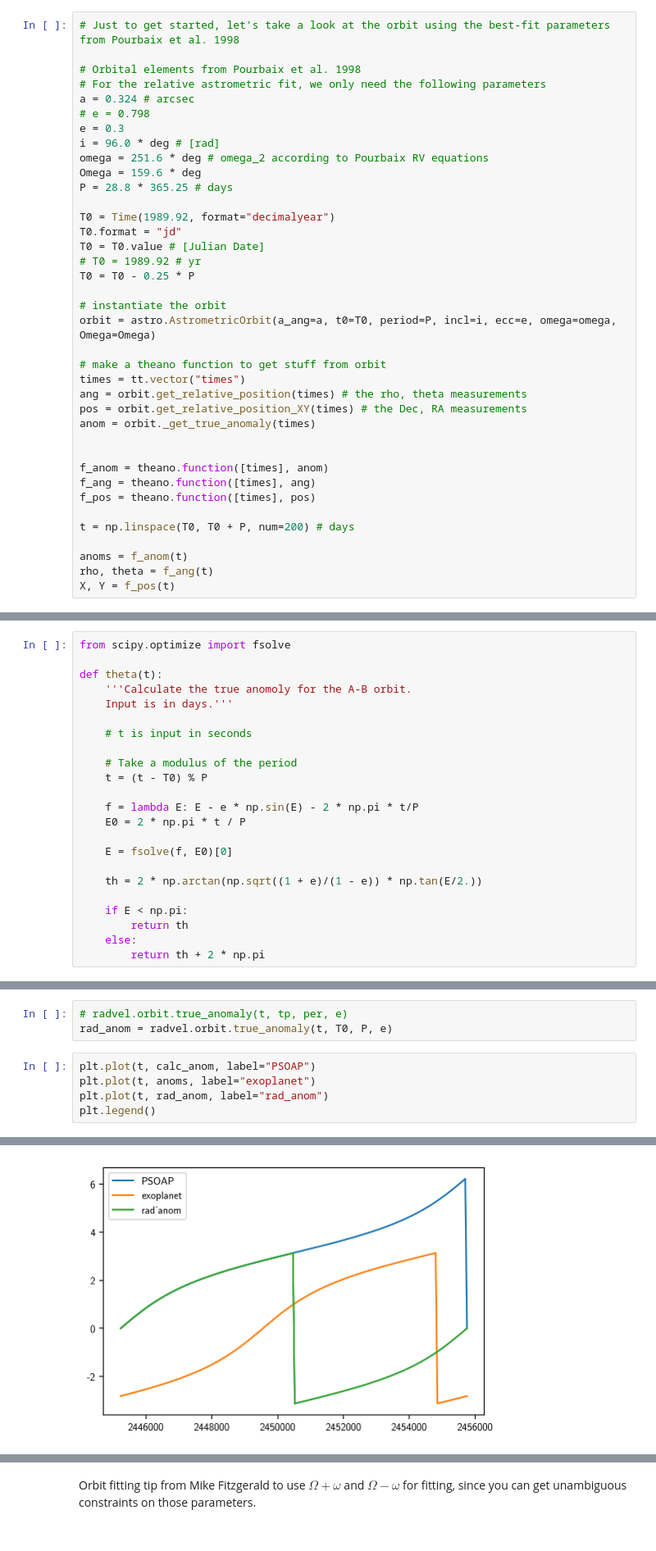
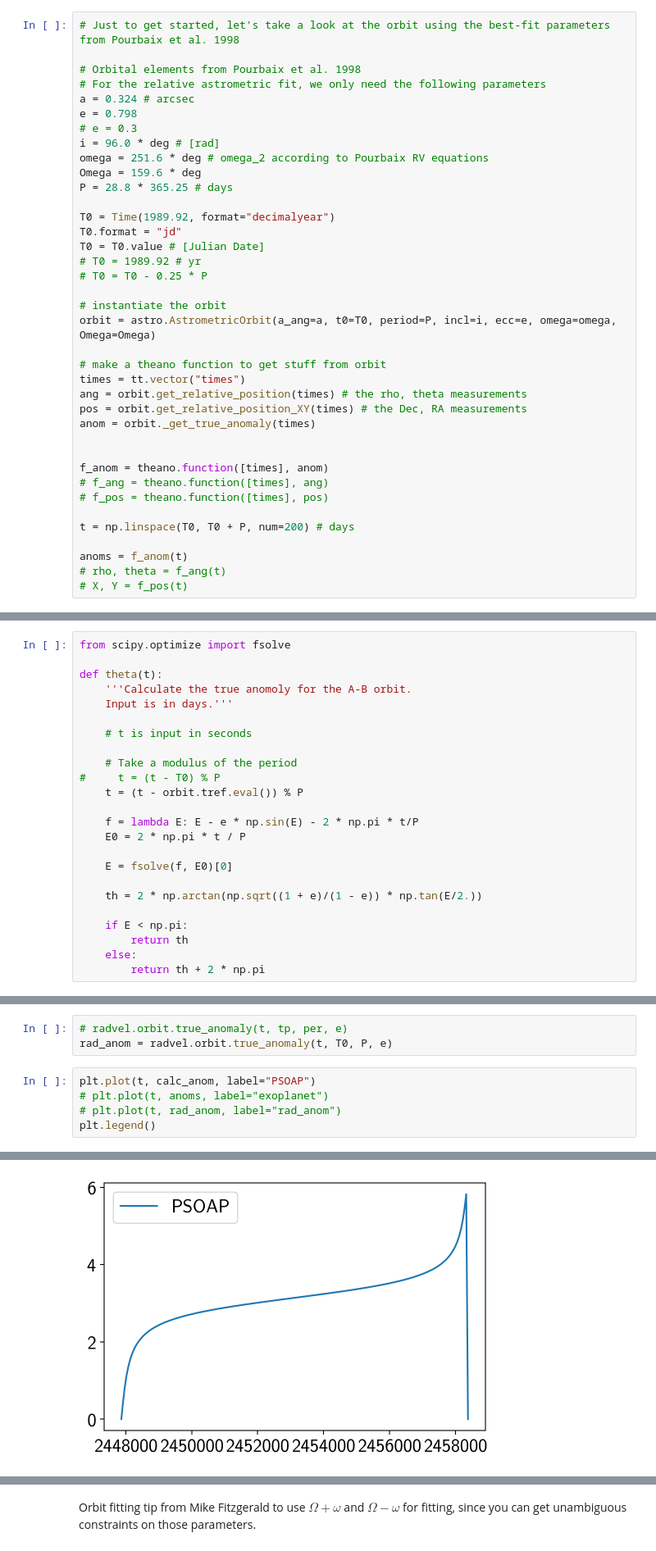
Before and after one commit to iancze/exoplanet, a Jupyter notebook: docs/notebooks/astrometric.ipynb, the cells around one changed output, grey strips where cells are left out. Shown at 82% size. Saved outputs shown, nothing was run; the diff lists cells and outputs as text.

```diff
--- a/docs/notebooks/astrometric.ipynb
+++ b/docs/notebooks/astrometric.ipynb
@@ -150,8 +150,8 @@ import exoplanet.orbits.astrometric as astro
 # Orbital elements from Pourbaix et al. 1998
 # For the relative astrometric fit, we only need the following parameters
 a = 0.324 # arcsec
-# e = 0.798
-e = 0.3
+e = 0.798
+# e = 0.3
 i = 96.0 * deg # [rad]
 omega = 251.6 * deg # omega_2 according to Pourbaix RV equations
 Omega = 159.6 * deg
@@ -161,7 +161,7 @@ T0 = Time(1989.92, format="decimalyear")
 T0.format = "jd"
 T0 = T0.value # [Julian Date]
 # T0 = 1989.92 # yr
-T0 = T0 - 0.25 * P
+# T0 = T0 - 0.25 * P
 
 # instantiate the orbit
 orbit = astro.AstrometricOrbit(a_ang=a, t0=T0, period=P, incl=i, ecc=e, omega=omega, Omega=Omega)
@@ -174,11 +174,11 @@ anom = orbit._get_true_anomaly(times)
 
 
 f_anom = theano.function([times], anom)
-f_ang = theano.function([times], ang)
-f_pos = theano.function([times], pos)
+# f_ang = theano.function([times], ang)
+# f_pos = theano.function([times], pos)
 
 t = np.linspace(T0, T0 + P, num=200) # days
 
 anoms = f_anom(t)
-rho, theta = f_ang(t)
-X, Y = f_pos(t)
+# rho, theta = f_ang(t)
+# X, Y = f_pos(t)
@@ -192,7 +211,8 @@ def theta(t):
     # t is input in seconds
 
     # Take a modulus of the period
-    t = (t - T0) % P
+#     t = (t - T0) % P
+    t = (t - orbit.tref.eval()) % P
 
     f = lambda E: E - e * np.sin(E) - 2 * np.pi * t/P
     E0 = 2 * np.pi * t / P
@@ -214,12 +236,12 @@ import radvel
 rad_anom = radvel.orbit.true_anomaly(t, T0, P, e)
 # %%
 plt.plot(t, calc_anom, label="PSOAP")
-plt.plot(t, anoms, label="exoplanet")
-plt.plot(t, rad_anom, label="rad_anom")
+# plt.plot(t, anoms, label="exoplanet")
+# plt.plot(t, rad_anom, label="rad_anom")
 plt.legend()
 # %% [output]
 <matplotlib.legend.Legend at 0x...>
-[figure, old version]
+[figure, new version]
 # %%
 fig, ax = plt.subplots(nrows=2, sharex=True)
 ax[0].plot(t, rho)
```
Also changed, not shown: parts of 3 cells of this notebook, 1 other file.
